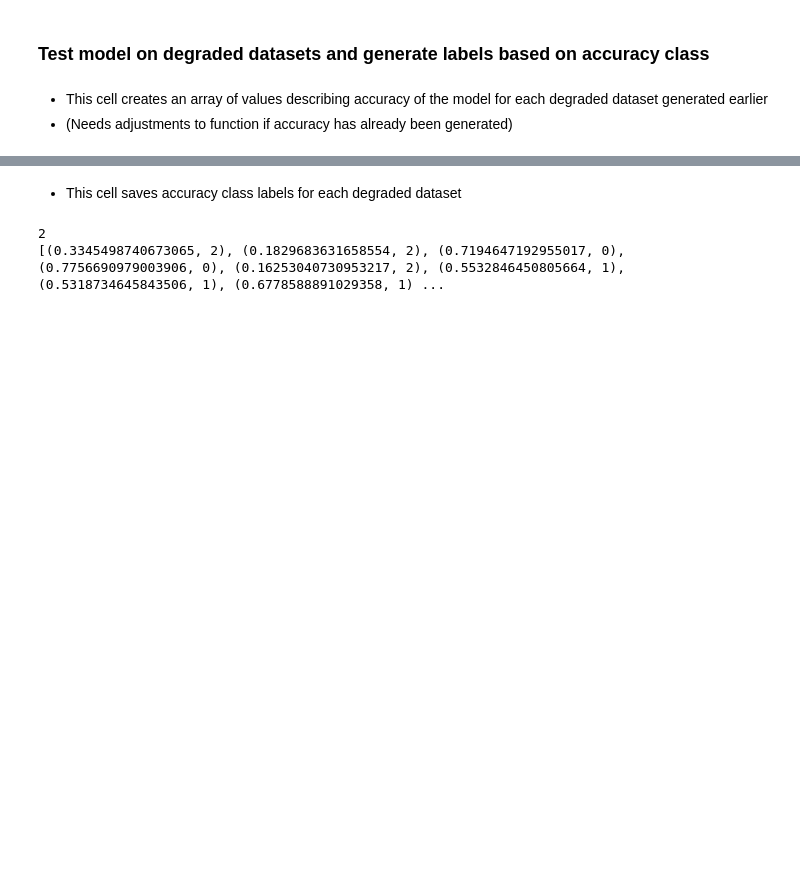
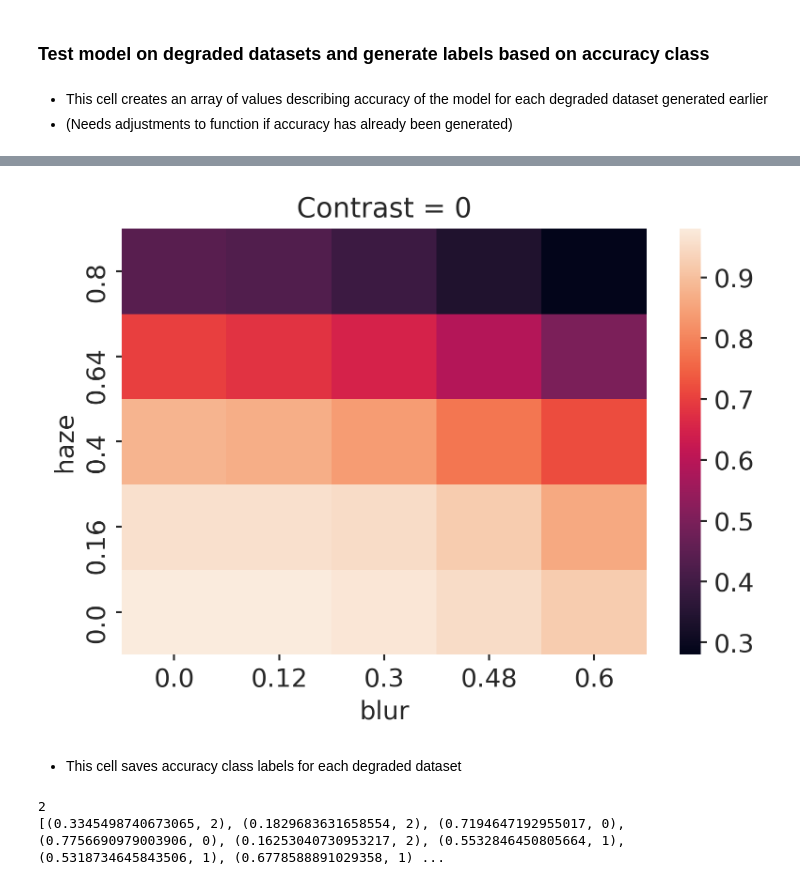
Before and after one commit to ozvar/monitor_creation, a Jupyter notebook: main.ipynb, the cells around one changed output, grey strips where cells are left out. Drawn from its saved outputs; the diff is of its cells as text; code cells hidden in the pictures; blank space fills up the shorter version.

Commit message:
work towards heatmap visualization of accuracy against transformations, renamed TRANSF to EPSILONS

```diff
--- a/main.ipynb
+++ b/main.ipynb
@@ -33,7 +45,7 @@ matplotlib.font_manager._rebuild()
 ## gen_datasets_from_transforms, in combineTransform.py
 
 # hard coding number of influencing factors for now
-alltransf = [TRANSF]*3
+alltransf = [EPSILONS]*3
 comb_prod = combinatorial_transf(alltransf, EPS_SCALARS)
 # preparing for option to train on CIFAR too
 if DATASET == 'gtsrb':
@@ -118,0 +149,7 @@ plt.show()
+# %%
+split_eps = split_by_factor(
+    transf=comb_prod,
+    accuracies=acc,
+    transf_factors=TRANSF_FACTORS,
+    factor='contrast'
+)
@@ -118,0 +178,8 @@ plt.show()
+# %%
+#for i in range(len(EPSILONS)):
+
+labels = list(TRANSF_FACTORS.keys())
+labels.append('accuracy')
+df = pd.DataFrame(split_eps[0], columns=labels)
+df.drop(columns=['contrast'], inplace=True)
+df = df.round(2)
@@ -119,3 +200,12 @@ plt.show()
+# %%
+heatmap_df = df.pivot("haze", "blur", "accuracy")
+# %%
+ax = sns.heatmap(heatmap_df, annot=False)
+ax.invert_yaxis()
+plt.title('Contrast = 0')
+plt.show()
+# %% [output]
+[figure, added]
 # %% [markdown]
 - This cell saves accuracy class labels for each degraded dataset
 # %%
```
Also changed, not shown: parts of 12 cells of this notebook, 1 other file.
